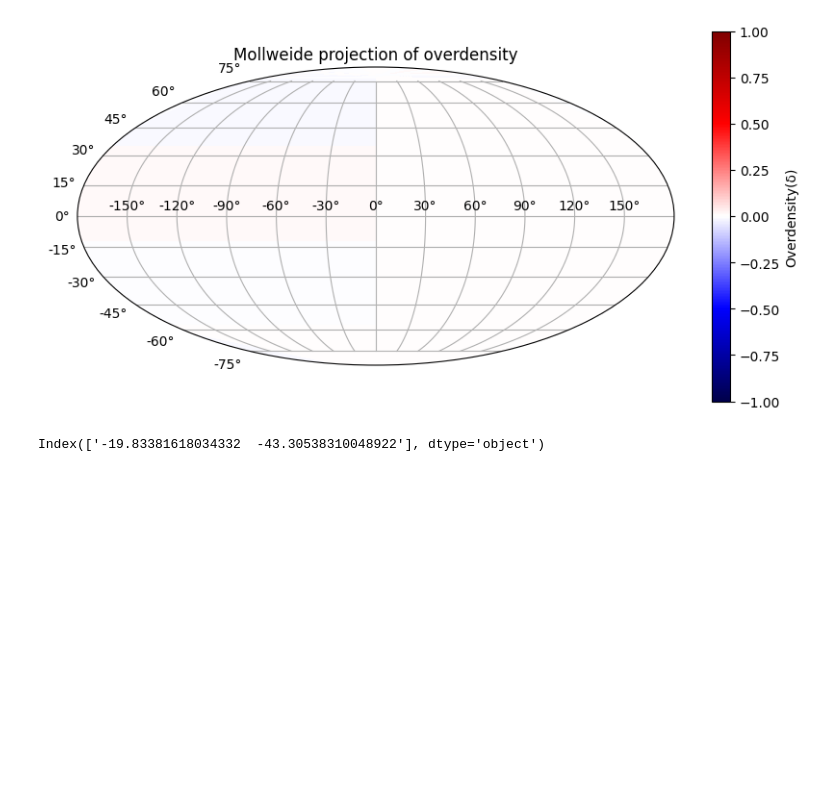
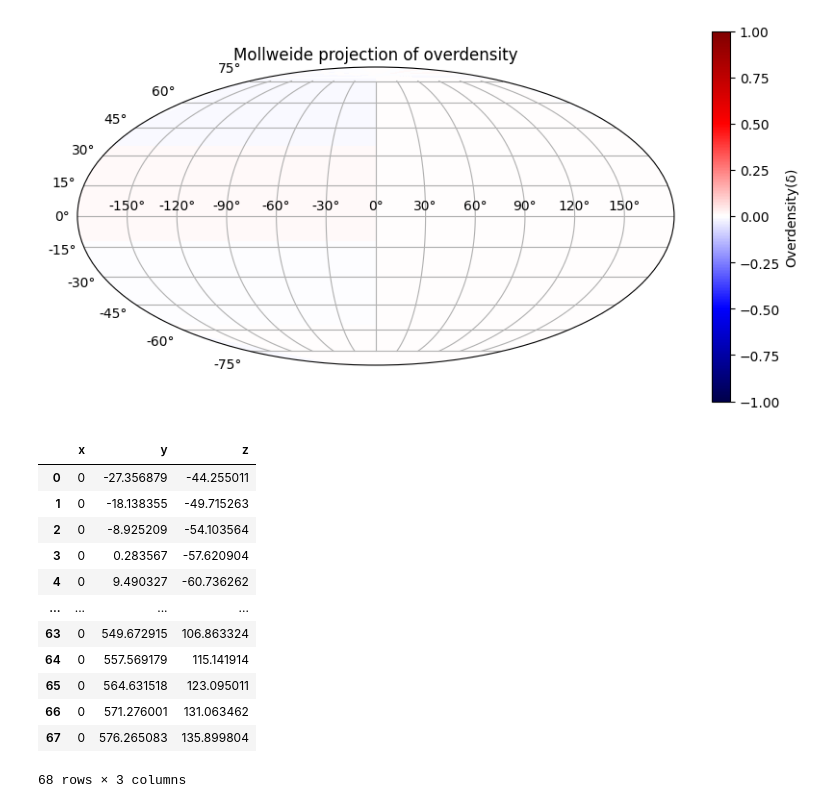
Before and after one commit to TheArchAstronomer/My_thesis, a Jupyter notebook: CDM_sim_viz.ipynb, the cells around one changed output. Saved outputs shown, nothing was run; the diff lists cells and outputs as text; code cells hidden in the pictures; blank space fills up the shorter version.

```diff
--- a/CDM_sim_viz.ipynb
+++ b/CDM_sim_viz.ipynb
@@ -142,7 +155,19 @@ plt.grid(True)
 plt.show()
 # %% [output]
 [figure]
-# %%
-print(lmc_orbit.columns)
-# %% [output]
-Index(['-19.83381618034332  -43.30538310048922'], dtype='object')
+# %%
+lmc_orbit
+# %% [output]
+|  | x | y | z |
+| 0 | 0 | -27.356879 | -44.255011 |
+| 1 | 0 | -18.138355 | -49.715263 |
+| 2 | 0 | -8.925209 | -54.103564 |
+| 3 | 0 | 0.283567 | -57.620904 |
+| 4 | 0 | 9.490327 | -60.736262 |
+| ... | ... | ... | ... |
+| 63 | 0 | 549.672915 | 106.863324 |
+| 64 | 0 | 557.569179 | 115.141914 |
+| 65 | 0 | 564.631518 | 123.095011 |
+| 66 | 0 | 571.276001 | 131.063462 |
+| 67 | 0 | 576.265083 | 135.899804 |
+68 rows × 3 columns
```
Also changed, not shown: parts of 3 cells of this notebook.
